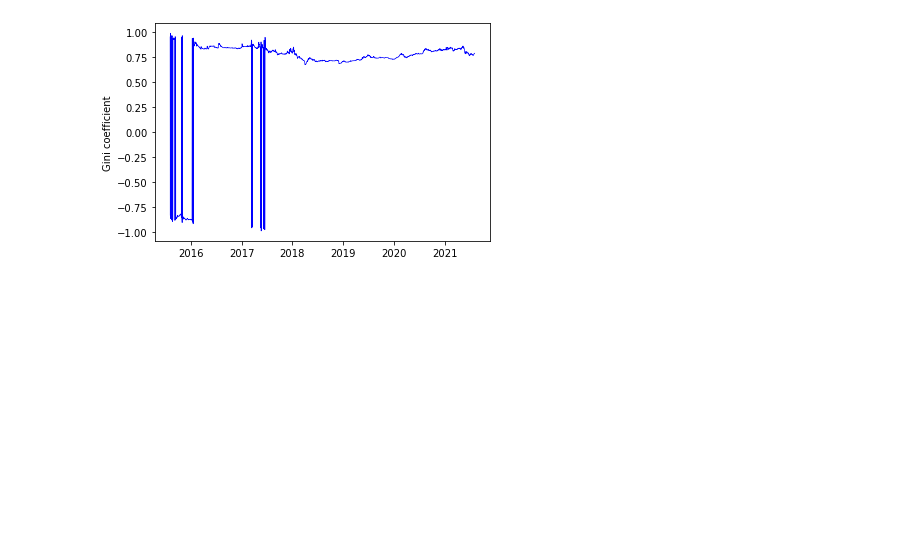
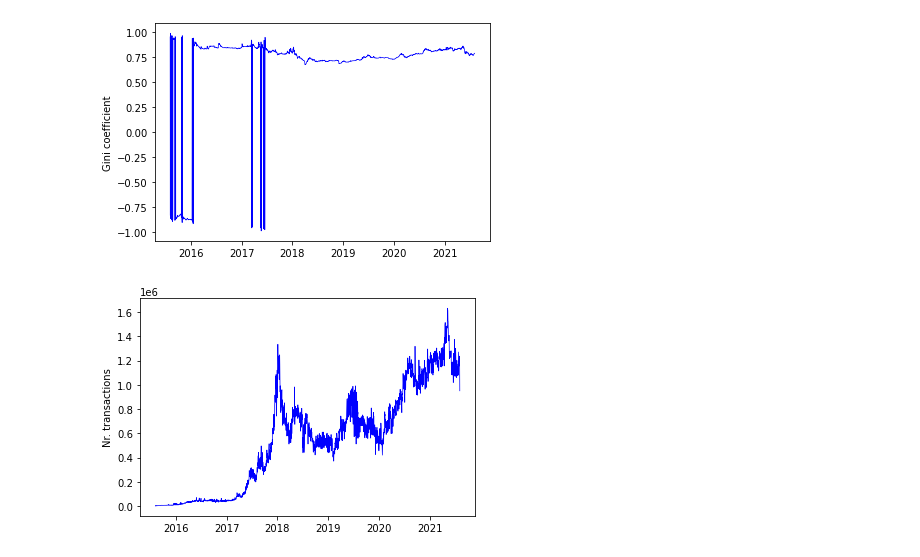
Before and after one commit to frebls/crypto-on-chain, a Jupyter notebook: data_analysis/test.ipynb, the cells around one changed output. Drawn from its saved outputs; the diff is of its cells as text; code cells hidden in the pictures; blank space fills up the shorter version.

```diff
--- a/data_analysis/test.ipynb
+++ b/data_analysis/test.ipynb
@@ -213,0 +219,8 @@ plt.show()
+# %%
+import matplotlib.pyplot as plt
+
+plt.plot(nr_transactions['date'], nr_transactions['count'], 'b-', label = "", linewidth = .7)
+plt.ylabel('Nr. transactions')
+plt.show()
+# %% [output]
+[figure, added]
```
Also changed, not shown: parts of 20 cells of this notebook.
